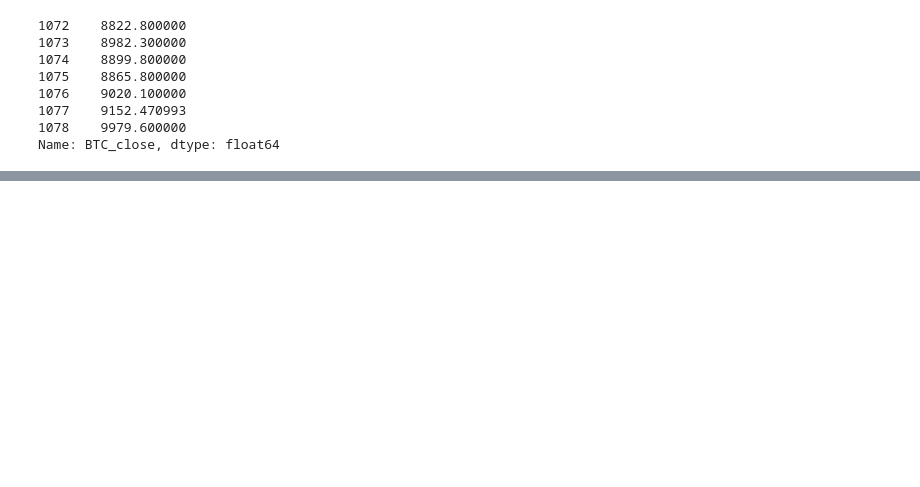
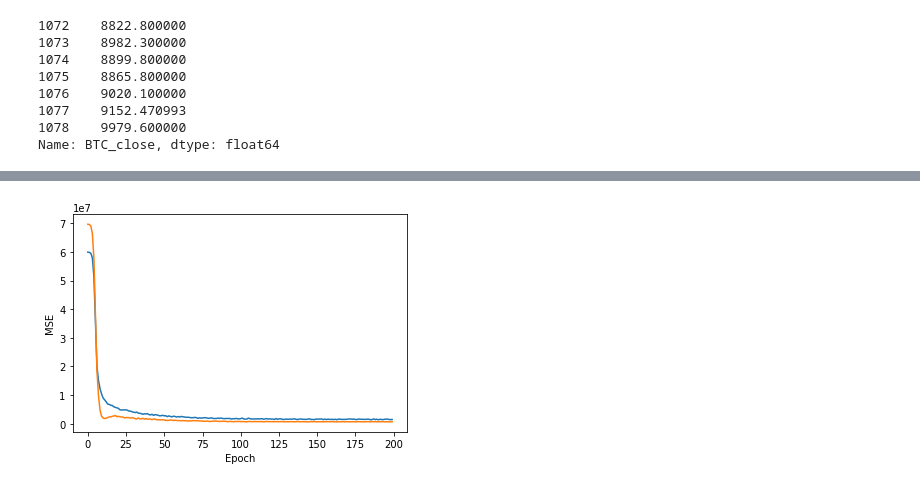
Before and after one commit to DonaldTurton/iLab2, a Jupyter notebook: Mdoelling_1.ipynb, the cells around one changed output, grey strips where cells are left out. Cells and saved outputs as stored; diff of their text form; code cells hidden in the pictures; blank space fills up the shorter version.

Commit message:
neural network predicts on May and July periods - poorly

```diff
--- a/Mdoelling_1.ipynb
+++ b/Mdoelling_1.ipynb
@@ -946,0 +991,21 @@ Name: BTC_close, dtype: float64
+# %%
+# Add the layers into the model
+
+model.add(layer1)
+model.add(Dropout(0.5))
+model.add(layer2)
+model.add(Dropout(0.5))
+model.add(layer3)
+model.add(Dropout(0.5))
+model.add(layer4)
+model.add(Dropout(0.5))
+#model.add(layer5)
+#model.add(Dropout(0.5))
+model.add(top_layer)
+# %%
+# Specify the optimizer to be used during the back propgation
+optimizer = tf.keras.optimizers.Adam(0.0001)
+# %%
+# Compile the model architecture
+
+model.compile(loss='mean_squared_error', optimizer=optimizer)
@@ -946,0 +1033,2 @@ Name: BTC_close, dtype: float64
+# %%
+history = model.fit(scaled_X_train, y_train_july, epochs=200, validation_split = 0.2)
@@ -946,0 +1053,10 @@ Name: BTC_close, dtype: float64
+# %%
+import matplotlib.pyplot as plt
+
+plt.plot(history.history['loss'], label='MSE training')
+plt.plot(history.history['val_loss'], label='MSE validation')
+plt.ylabel('MSE')
+plt.xlabel('Epoch')
+plt.show()
+# %% [output]
+[figure, added]
```
Also changed, not shown: parts of 21 cells of this notebook.
